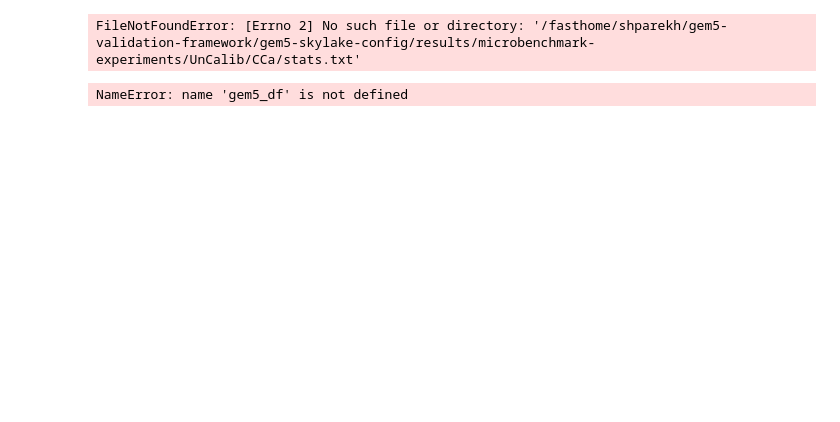
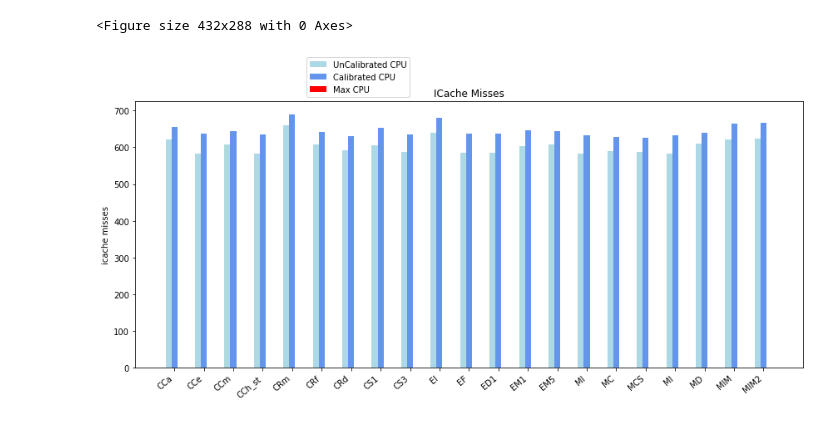
Before and after one commit to darchr/gem5-skylake-config, a Jupyter notebook: plot.ipynb, the cells around one changed output. Drawn from its saved outputs; the diff is of its cells as text; code cells hidden in the pictures; blank space fills up the shorter version.

Commit message:
update path in plot.ipynb

```diff
--- a/plot.ipynb
+++ b/plot.ipynb
@@ -27,14 +27,9 @@ for config in gem5Configs:
     cdir = result_dir + config + '/'
     for bm in benchmarks:
         rows.append([config, bm,
-                     gem5GetStat(cdir + bm, 'sim_ticks')/285.7, #3.5GHz
-                     gem5GetStat(cdir + bm, 'sim_insts'),
-                     gem5GetStat(cdir + bm, 'sim_ops'),
-                     gem5GetStat(cdir + bm, 'system.cpu.ipc')])
+                     gem5GetStat(cdir + bm, 'system.cpu.icache.overall_misses::total')])
 
-gem5_df = pd.DataFrame(rows, columns=['config', 'benchmark', 'cycles', 'instructions', 'ops', 'ipc'])
+gem5_df = pd.DataFrame(rows, columns=['config', 'benchmark', 'system.cpu.icache.overall_misses::total'])
-# %% [output]
-FileNotFoundError: [Errno 2] No such file or directory: '/fasthome/shparekh/gem5-validation-framework/gem5-skylake-config/results/microbenchmark-experiments/UnCalib/CCa/stats.txt'
 # %%
 def CreateArray(config,benchmarks,stat):
     arr = []
@@ -43,30 +38,31 @@ def CreateArray(config,benchmarks,stat):
         arr.append(a[stat].iloc[0])
     return arr
 # %%
-plot_title = 'IPC'
+plot_title = 'ICache Misses'
 
-ylabel = 'ipc'
+ylabel = 'icache misses'
 plt.figure()
 plt.figure(figsize=(12,6))
 N = np.arange(len(benchmarks))
 barwidth = 0.2
 displacement1 = N + barwidth
 displacement2 = displacement1 + barwidth
 
-UnCalib_ipc = CreateArray('UnCalib',benchmarks,'ipc')
-Calib_ipc = CreateArray('Calib',benchmarks,'ipc')
-Max_ipc = CreateArray('Max',benchmarks,'ipc')
+UnCalib_cache_miss = CreateArray('UnCalib',benchmarks,'system.cpu.icache.overall_misses::total')
+Calib_cache_miss = CreateArray('Calib',benchmarks,'system.cpu.icache.overall_misses::total')
+Max_cache_miss = CreateArray('Max',benchmarks,'system.cpu.icache.overall_misses::total')
 
-plt.bar(N, UnClaib_ipc, barwidth, label='UnCalibrated CPU', color='lightblue')
-plt.bar(displacement1, Calib_ipc, barwidth, label= 'Calibrated CPU', color='cornflowerblue')
-plt.bar(displacement2, Max_ipc, barwidth, label='Max CPU', color='red')
+plt.bar(N, UnCalib_cache_miss, barwidth, label='UnCalibrated CPU', color='lightblue')
+plt.bar(displacement1, Calib_cache_miss, barwidth, label= 'Calibrated CPU', color='cornflowerblue')
+plt.bar(displacement2, Max_cache_miss, barwidth, label='Max CPU', color='red')
 
 plt.title(plot_title)
 plt.legend(bbox_to_anchor=(0.25, 1))
 plt.xticks(N+0.2, benchmarks, rotation=40, ha='right')
 plt.ylabel(ylabel)
 plt.tight_layout()
 # plt.savefig(plot + 'microbenchmark_IPC' + '.png', format='png', dpi=600)
 # %% [output]
-NameError: name 'gem5_df' is not defined
+<Figure size 432x288 with 0 Axes>
+[figure, added]
 # %%
```
Also changed, not shown: parts of 1 cell of this notebook.
